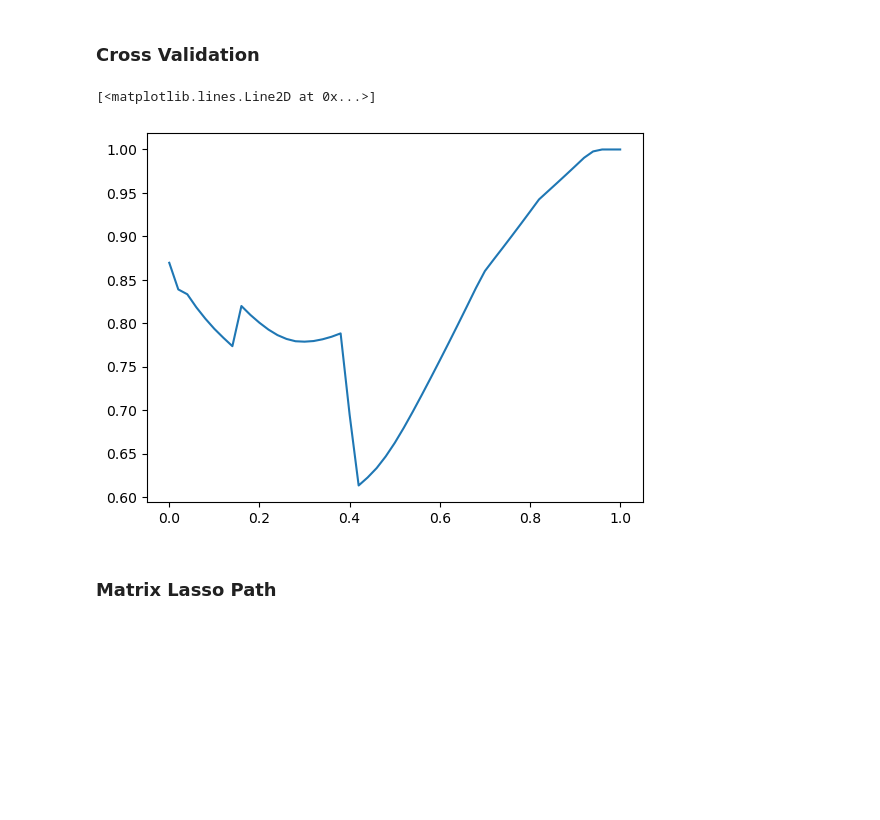
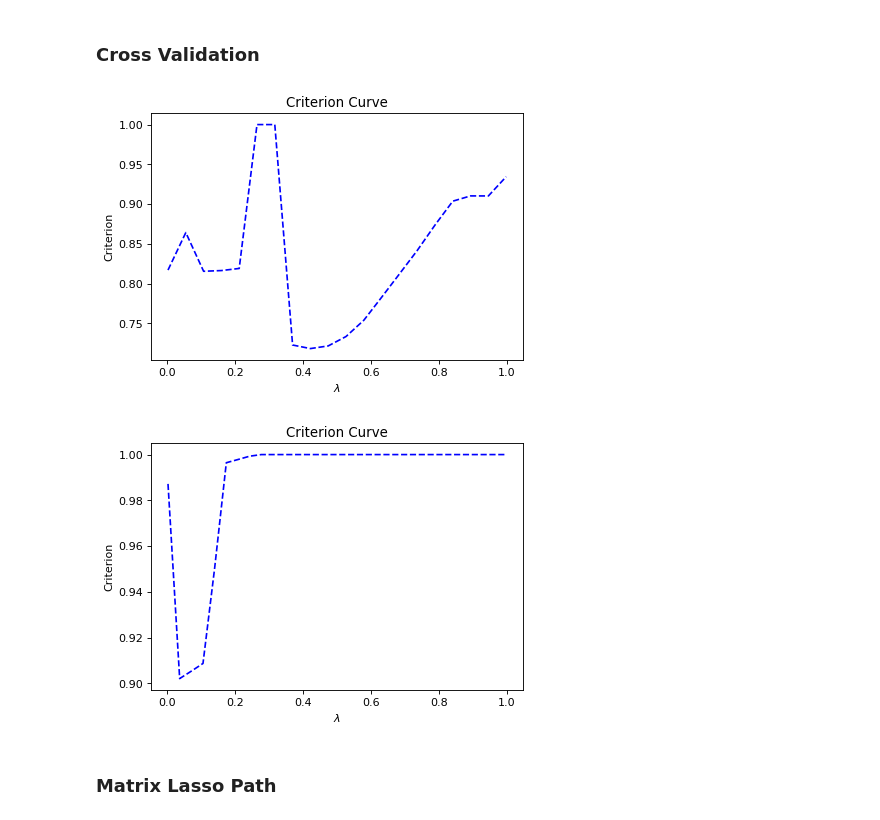
Before and after one commit to ZPZhou-lab/MatrixGLM, a Jupyter notebook: Regression Test.ipynb, the cells around one changed output. Drawn from its saved outputs; the diff is of its cells as text; code cells hidden in the pictures; blank space fills up the shorter version.

Commit message:
feat: add cross-validation module and fix bugs

```diff
--- a/Regression Test.ipynb
+++ b/Regression Test.ipynb
@@ -65,17 +61,15 @@ rank:  64
 # %% [markdown]
 ### **Cross Validation**
 # %%
-lmd = [i*0.02 for i in range(51)]
-scores = []
-for l in lmd:
-    model_mr._lambda = l
-    score = CrossValid(model=model_mr,X=X,y=y,parallel=True)
-    scores.append(score)
+model_mr = MatrixRegressor(_lambda=0.4,penalty='nuclear',max_steps=100)
+best_lambda = model_mr.tuning(X=X,y=y,transfer=False,lambda_max_ratio=6,num_grids=20,show=True,folds=10)
+# %% [output]
+[figure, added]
-# %%
-plt.plot(lmd,scores)
-# %% [output]
-[<matplotlib.lines.Line2D at 0x...>]
-[figure, removed]
+# %%
+model_mr = MatrixRegressor(_lambda=0.4,penalty='lasso',max_steps=100)
+best_lambda = model_mr.tuning(X=X,y=y,transfer=False,lambda_max_ratio=6,num_grids=30,show=True,folds=10)
+# %% [output]
+[figure, added]
 # %% [markdown]
 ### **Matrix Lasso Path**
 # %%
```
Also changed, not shown: parts of 4 cells of this notebook, 8 other files.
